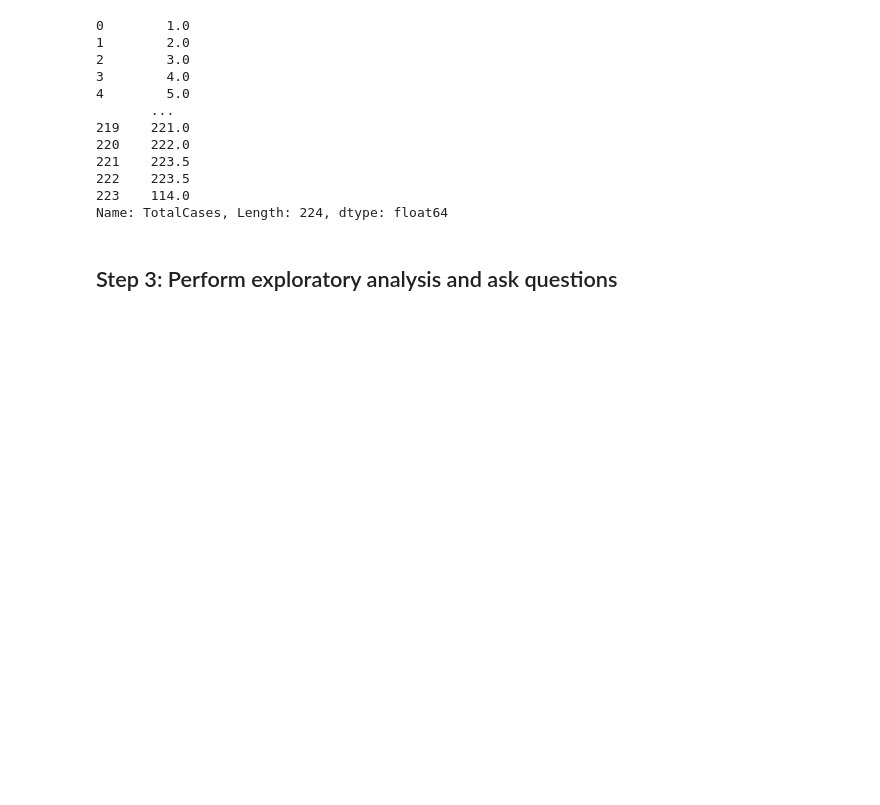
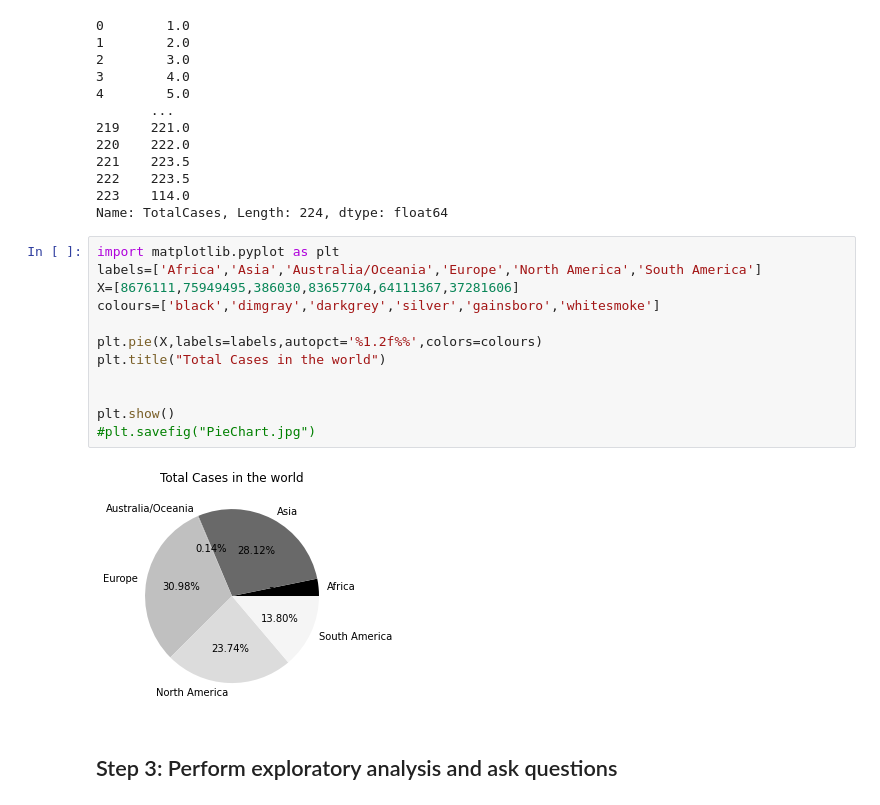
Before and after one commit to Siyanho/project, a Jupyter notebook: Part3.ipynb, the cells around one changed output. Saved outputs shown, nothing was run; the diff lists cells and outputs as text; blank space fills up the shorter version.

```diff
--- a/Part3.ipynb
+++ b/Part3.ipynb
@@ -373,6 +373,20 @@ df2['TotalCases'].rank(ascending=False)
 222    223.5
 223    114.0
 Name: TotalCases, Length: 224, dtype: float64
+# %%
+import matplotlib.pyplot as plt
+labels=['Africa','Asia','Australia/Oceania','Europe','North America','South America']
+X=[8676111,75949495,386030,83657704,64111367,37281606]
+colours=['black','dimgray','darkgrey','silver','gainsboro','whitesmoke']
+
+plt.pie(X,labels=labels,autopct='%1.2f%%',colors=colours)
+plt.title("Total Cases in the world")
+
+
+plt.show()
+#plt.savefig("PieChart.jpg")
+# %% [output]
+[figure, added]
 # %% [markdown]
 ## Step 3: Perform exploratory analysis and ask questions
 # %% [markdown]
```
Also changed, not shown: parts of 8 cells of this notebook.
